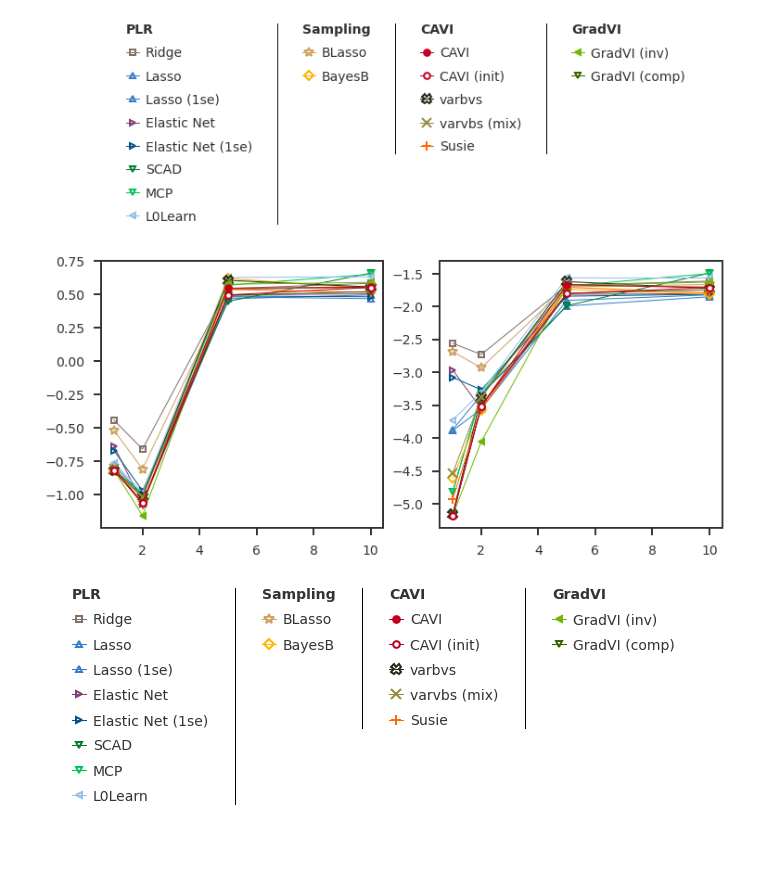
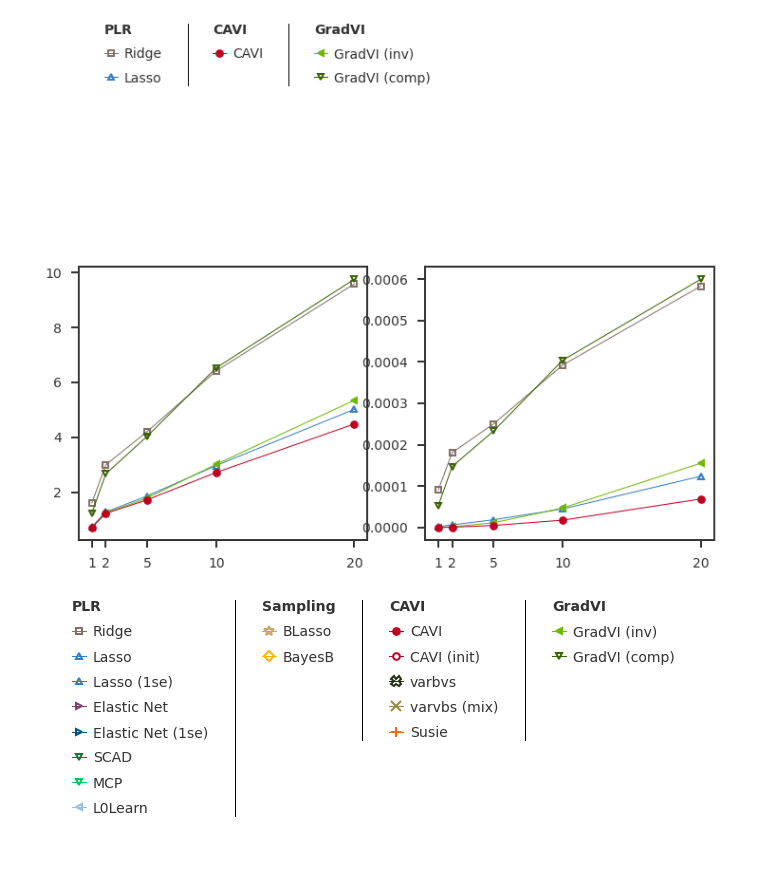
Before and after one commit to banskt/gradvi-experiments, a Jupyter notebook: analysis/prediction_error.ipynb, the cells around one changed output. Cells and saved outputs as stored; diff of their text form; code cells hidden in the pictures.

Commit message:
Simulate linear regression with iid features

```diff
--- a/analysis/prediction_error.ipynb
+++ b/analysis/prediction_error.ipynb
@@ -17,18 +17,25 @@ from pymir import pd_utils
 
 mpl_stylesheet.banskt_presentation(splinecolor = 'black', dpi = 72)
 # %%
-dscout = pd.read_pickle("../dsc/results/trial_dscout.pkl")
+dscout = pd.read_pickle("../dsc/results/linreg_indep_dscout.pkl")
 # %%
 # methods in the simulation
 
-dims = [(50, 200),]
-sfix = [1, 2, 5, 10,]
+dims = [(50, 10000),]
+sfix = [1, 2, 5, 10, 20,]
 method_groups = {
-    'PLR': ["ridge", "lasso", "lasso_1se", "elastic_net",
-            "elastic_net_1se", "scad", "mcp", "l0learn"],
+    'PLR': ["ridge", "lasso", "elastic_net",
+            "lasso_1se", "elastic_net_1se",
+            "scad", "mcp", "l0learn"],
     'Sampling': ["blasso", "bayesb"],
     'CAVI': ["mr_ash", "mr_ash_lasso_init", "varbvs", "varbvsmix", "susie"],
     'GradVI': ["gradvi_direct", "gradvi_compound"],
 }
 # %%
+method_groups = {
+    'PLR': ["ridge", "lasso"],
+    'CAVI': ["mr_ash",],
+    'GradVI': ["gradvi_direct", "gradvi_compound"],
+}
+
 methods = [method for k, v in method_groups.items() for method in v]
@@ -38,12 +61,9 @@ import methodprops
 def single_plot_score_methods(ax, resdf, colname, methods, sfix):
     plotmeta = methodprops.plot_metainfo()
     xscale   = 'linear'
-    yscale   = 'log10'
+    yscale   = 'linear'
     xvals    = [x for x in sfix]
     for method in methods:
-        #if method == 'mr_ash_lasso_init':
-        #    pm = plotmeta['mr_ash_init']
-        #else:
         pm  = plotmeta[method]
         mconditions = [f"$(fit) == {method}"]
         dfm = pd_utils.select_dfrows(resdf, mconditions)
@@ -52,7 +72,7 @@ def single_plot_score_methods(ax, resdf, colname, methods, sfix):
         for i, s in enumerate(sfix):
             sfix_cond = [f"$(simulate.sfix) == {s}"]
             dfselect = pd_utils.select_dfrows(dfs, sfix_cond)
-            score[i] = np.mean(dfselect[colname].to_numpy())
+            score[i] = np.mean(dfselect[colname].to_numpy() / dfselect['simulate.se'].to_numpy())
 
         ax.plot(
             mpl_utils.scale_array(xvals, xscale),
@@ -61,6 +81,9 @@ def single_plot_score_methods(ax, resdf, colname, methods, sfix):
             ls = pm.linestyle, marker = pm.marker, ms = pm.size / 1.2,
             mec = pm.color, mfc = pm.facecolor, mew = pm.linewidth,
             zorder = pm.zorder)
+        ax.set_xticks(sfix)
+        ax.set_xticklabels([f"{s:d}" for s in sfix])
+
     return
 
 def axis_with_legend_columns(
@@ -115,34 +138,34 @@ def axis_with_legend_columns(
             ax.spines[side].set_linewidth(1.0)  # change width
     return
 
 
 scores = ['mse.err', 'coef_mse.err']
 figw = 12
 figh = 10
 nrow = 1
 ncol = 2
 leg_hprop = 0.8
 wspace = 0.2
 hspace = 0.1
 
 fig = plt.figure(figsize = (figw, figh))
 gs  = gridspec.GridSpec(nrow + 1, ncol, height_ratios = [leg_hprop] + [1 for x in range(nrow)])
 gs.update(wspace = wspace, hspace = hspace)
 
 axl = []
 for i, score in enumerate(scores):
     ax = fig.add_subplot(gs[1, i])
     single_plot_score_methods(ax, dscout, score, methods, sfix)
     axl.append(ax)
 
 # Legend
 ax0 = fig.add_subplot(gs[0, :])
 mhandles, mlabels = axl[0].get_legend_handles_labels()
 axis_with_legend_columns(fig, ax0, method_groups, mhandles, mlabels, show_axes=False)
 
 plt.show()
 # %% [output]
-[figure, old version]
+[figure, new version]
 # %%
 fig = plt.figure(figsize = (12, 5))
 axl10 = fig.add_subplot(111)
```
Also changed, not shown: parts of 1 cell of this notebook, 4 other files.
